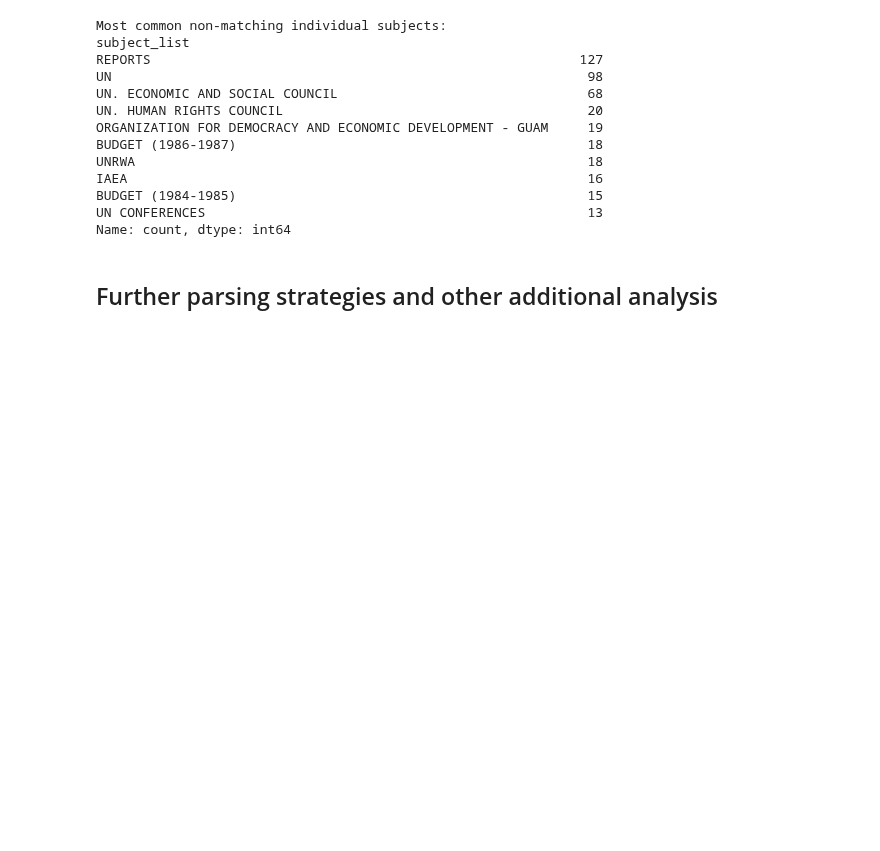
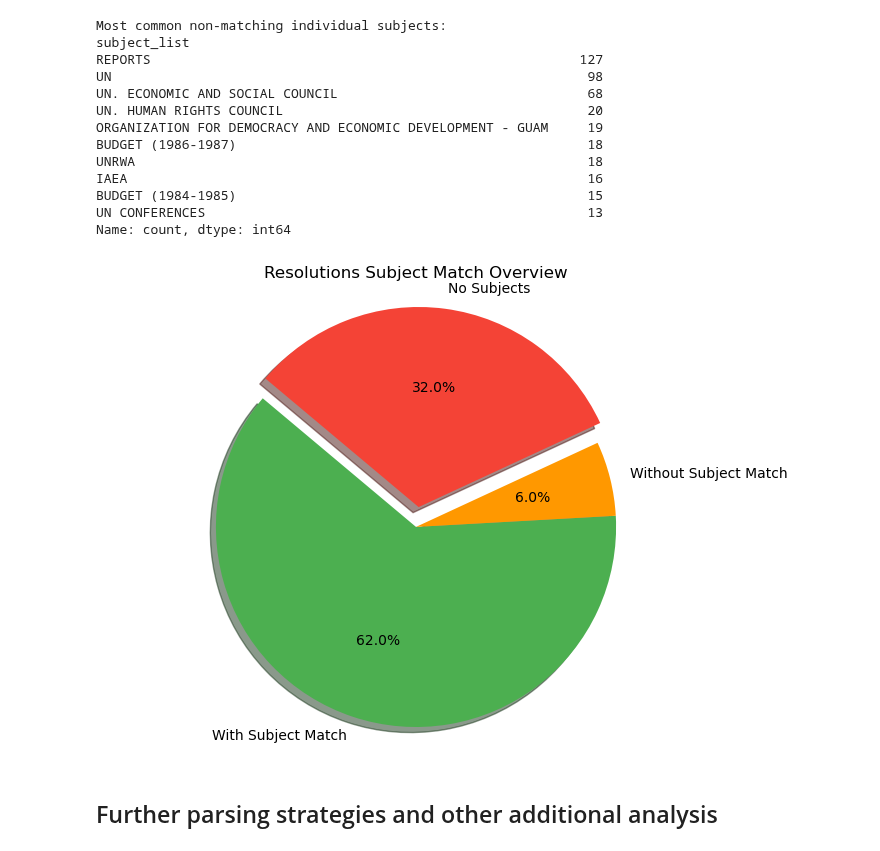
Before and after one commit to unst-ethz/policy-pulse, a Jupyter notebook: notebooks/janic/unbis_exploration.ipynb, the cells around one changed output. Drawn from its saved outputs; the diff is of its cells as text; code cells hidden in the pictures; blank space fills up the shorter version.

Commit message:
Added pie plot to show how many resolutions have a subject match

```diff
--- a/notebooks/janic/unbis_exploration.ipynb
+++ b/notebooks/janic/unbis_exploration.ipynb
@@ -277,6 +279,24 @@ IAEA                                                           16
 BUDGET (1984-1985)                                             15
 UN CONFERENCES                                                 13
 Name: count, dtype: int64
+# %%
+# We make a pie plot for showing how many resolutions can be used
+num_res_with_match = df_ga_res['subject_in_thesaurus'].sum()
+num_res_without_match = num_res_with_subj - num_res_with_match
+num_res_without_subj = num_missing_subjects
+
+import matplotlib.pyplot as plt
+labels = ['With Subject Match', 'Without Subject Match', 'No Subjects']
+sizes = [num_res_with_match, num_res_without_match, num_res_without_subj]
+colors = ['#4CAF50', '#FF9800', '#F44336']
+explode = (0, 0, 0.1)  # explode the first slice
+plt.figure(figsize=(8, 6))
+plt.pie(sizes, explode=explode, labels=labels, colors=colors, autopct='%1.1f%%', shadow=True, startangle=140)
+plt.title('Resolutions Subject Match Overview')
+plt.axis('equal')  # Equal aspect ratio ensures that pie is drawn as a circle.
+plt.show()
+# %% [output]
+[figure, added]
 # %% [markdown]
 ## Further parsing strategies and other additional analysis
 # %%
```
Also changed, not shown: parts of 2 cells of this notebook.
